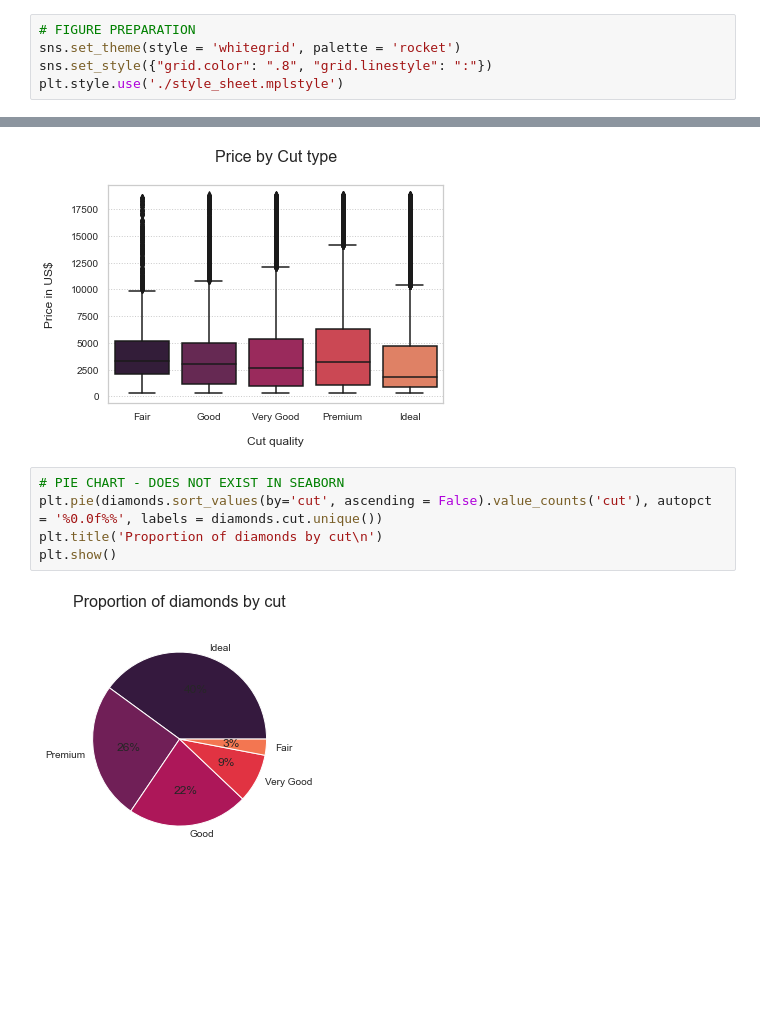
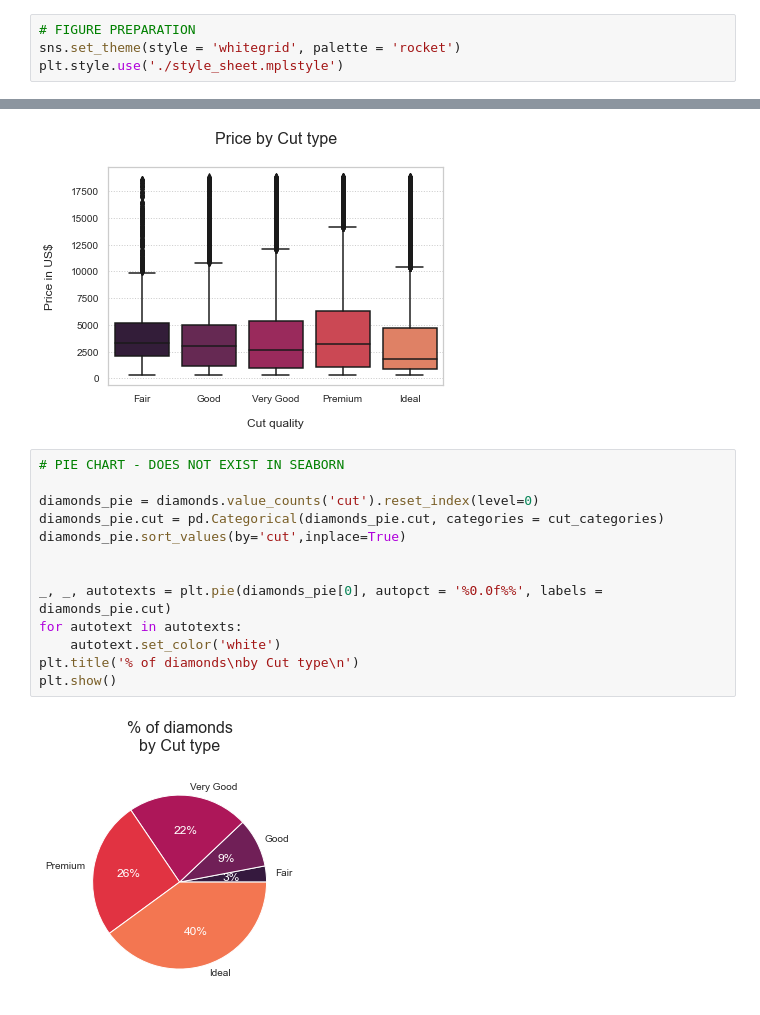
Before and after one commit to eric-martinet/IRONLABS, a Jupyter notebook: Module02/Project_Week_4/seaborn.ipynb, the cells around one changed output, grey strips where cells are left out. Cells and saved outputs as stored; diff of their text form; blank space fills up the shorter version.

```diff
--- a/Module02/Project_Week_4/seaborn.ipynb
+++ b/Module02/Project_Week_4/seaborn.ipynb
@@ -24,7 +24,6 @@ diamonds.cut = pd.Categorical(diamonds.cut, categories = cut_categories)
 # %%
 # FIGURE PREPARATION
 sns.set_theme(style = 'whitegrid', palette = 'rocket')
-sns.set_style({"grid.color": ".8", "grid.linestyle": ":"})
 plt.style.use('./style_sheet.mplstyle')
 # %%
 # LINEAR PLOT
@@ -72,11 +71,19 @@ plt.show()
 [figure]
 # %%
 # PIE CHART - DOES NOT EXIST IN SEABORN
-plt.pie(diamonds.sort_values(by='cut', ascending = False).value_counts('cut'), autopct = '%0.0f%%', labels = diamonds.cut.unique())
-plt.title('Proportion of diamonds by cut\n')
+
+diamonds_pie = diamonds.value_counts('cut').reset_index(level=0)
+diamonds_pie.cut = pd.Categorical(diamonds_pie.cut, categories = cut_categories)
+diamonds_pie.sort_values(by='cut',inplace=True)
+
+
+_, _, autotexts = plt.pie(diamonds_pie[0], autopct = '%0.0f%%', labels = diamonds_pie.cut)
+for autotext in autotexts:
+    autotext.set_color('white')
+plt.title('% of diamonds\nby Cut type\n')
 plt.show()
 # %% [output]
-[figure, old version]
+[figure, new version]
 # %%
 # RADAR - DOES NOT EXIST NATIVELY IN SEABORN
 
```
Also changed, not shown: parts of 4 cells of this notebook, 1 other file.
